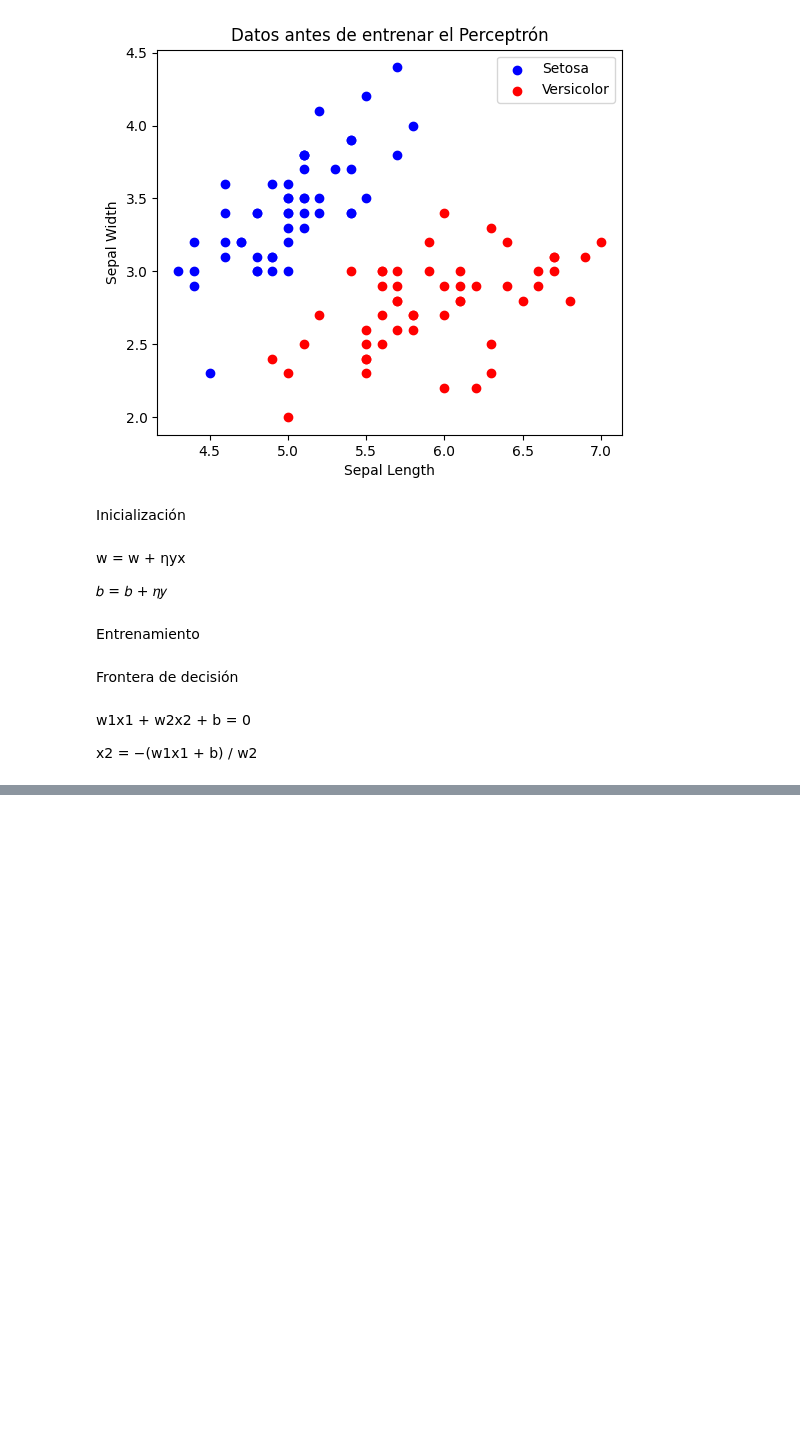
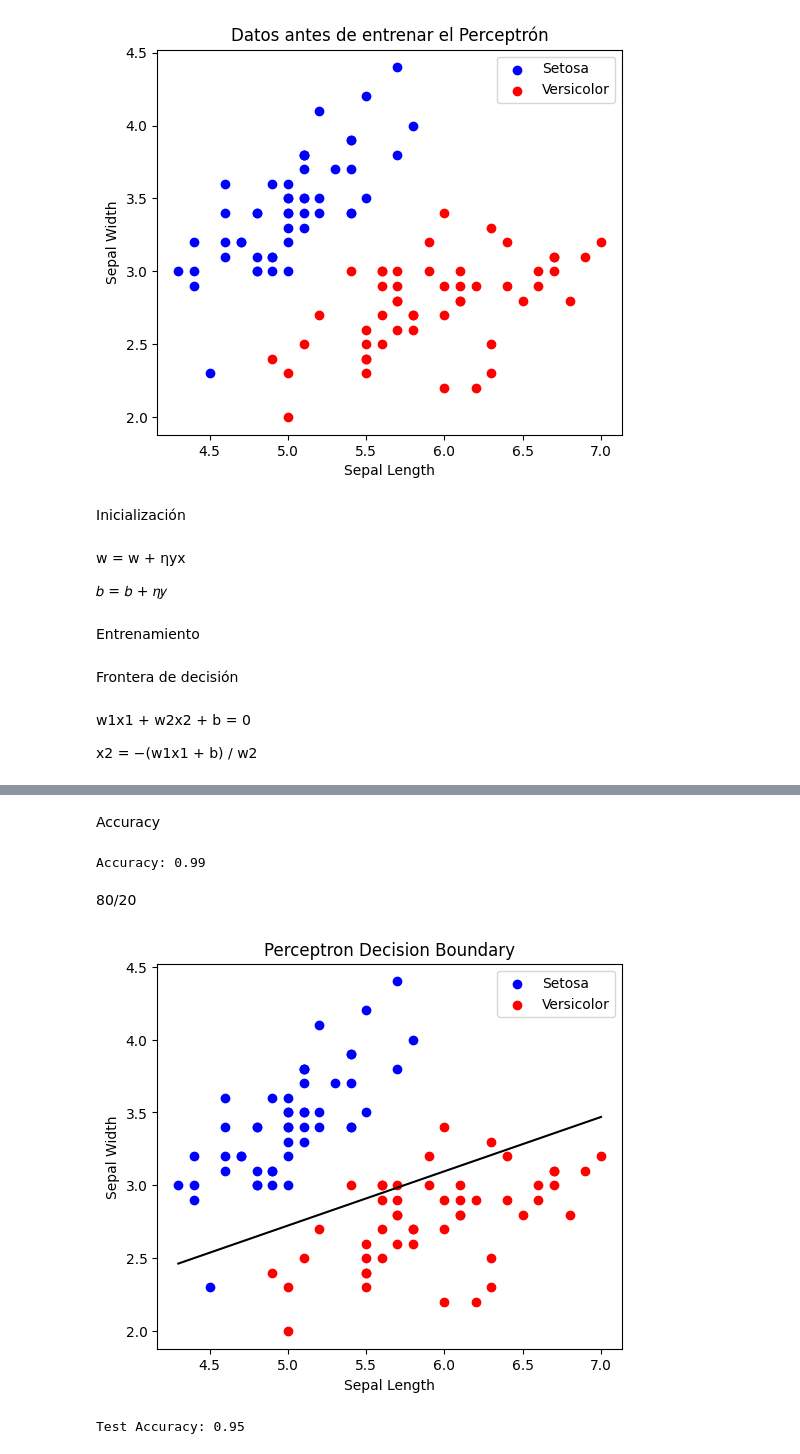
Before and after one commit to NESHGP04/Lab4-IA, a Jupyter notebook: Task22.ipynb, the cells around one changed output, grey strips where cells are left out. Cells and saved outputs as stored; diff of their text form; code cells hidden in the pictures; blank space fills up the shorter version.

```diff
--- a/Task22.ipynb
+++ b/Task22.ipynb
@@ -49,3 +51,15 @@ df.describe()
+# %%
+#división manual 80/20
+np.random.seed(42)
+indices = np.random.permutation(len(X))
+
+split = int(0.8 * len(X))
+
+train_idx = indices[:split]
+test_idx = indices[split:]
+
+X_train, X_test = X[train_idx], X[test_idx]
+y_train, y_test = y[train_idx], y[test_idx]
 # %% [markdown]
 Datos antes de entrenar el perceptron
 # %%
@@ -137,0 +152,43 @@ plot_decision_boundary(X, y, model)
+# %% [markdown]
+Accuracy
+# %%
+y_pred = model.predict(X)
+accuracy = np.mean(y_pred == y)
+print("Accuracy:", accuracy)
+# %% [output]
+Accuracy: 0.99
+# %% [markdown]
+80/20
+# %%
+model.fit(X_train, y_train)
+# %%
+model = Perceptron(lr=0.01, epochs=100)
+model.fit(X_train, y_train)
+# %%
+def plot_decision_boundary(X, y, model):
+    plt.figure(figsize=(6,5))
+
+    plt.scatter(X[y==-1][:,0], X[y==-1][:,1],
+                color='blue', label='Setosa')
+    plt.scatter(X[y==1][:,0], X[y==1][:,1],
+                color='red', label='Versicolor')
+
+    x_vals = np.linspace(X[:,0].min(), X[:,0].max(), 100)
+    y_vals = -(model.w[0]*x_vals + model.b) / model.w[1]
+
+    plt.plot(x_vals, y_vals, color='black')
+    plt.legend()
+    plt.title("Perceptron Decision Boundary")
+    plt.xlabel("Sepal Length")
+    plt.ylabel("Sepal Width")
+    plt.show()
+
+plot_decision_boundary(X, y, model)
+# %% [output]
+[figure, added]
+# %%
+y_pred = model.predict(X_test)
+accuracy = np.mean(y_pred == y_test)
+print("Test Accuracy:", accuracy)
+# %% [output]
+Test Accuracy: 0.95
```
Also changed, not shown: parts of 2 cells of this notebook.
